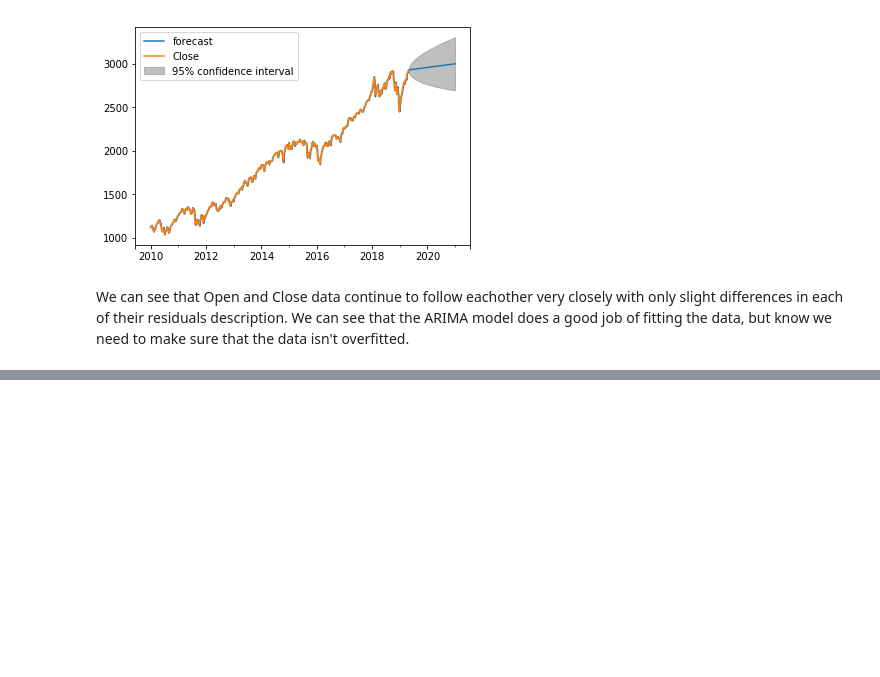
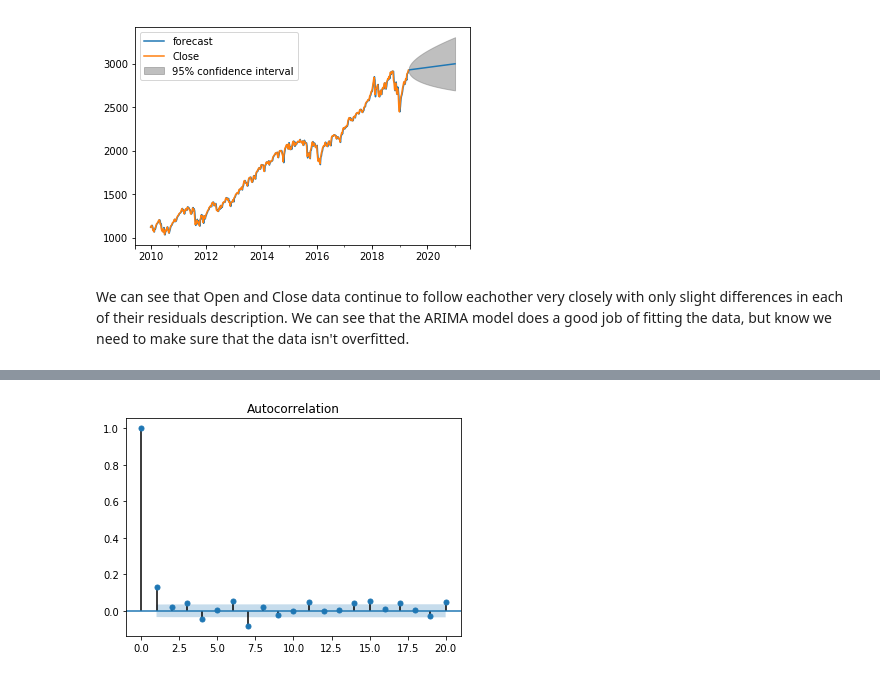
Before and after one commit to Allen-Z-4230/FutureGas, a Jupyter notebook: future_gas_folder/S&P500 Explore.ipynb, the cells around one changed output, grey strips where cells are left out. Drawn from its saved outputs; the diff is of its cells as text; code cells hidden in the pictures; blank space fills up the shorter version.

```diff
--- a/future_gas_folder/S&P500 Explore.ipynb
+++ b/future_gas_folder/S&P500 Explore.ipynb
@@ -293,0 +339,4 @@ We can see that Open and Close data continue to follow eachother very closely wi
+# %%
+plot_acf(np.diff(df_sp500_week_train['Close'].values, axis = 0), lags = 20);
+# %% [output]
+[figure, added]
```
Also changed, not shown: parts of 26 cells of this notebook.
